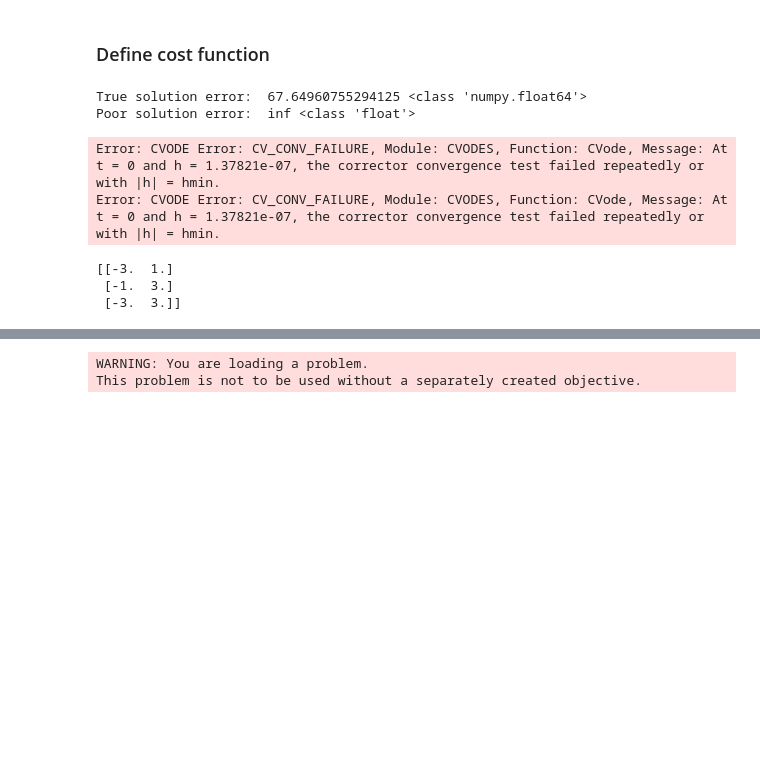
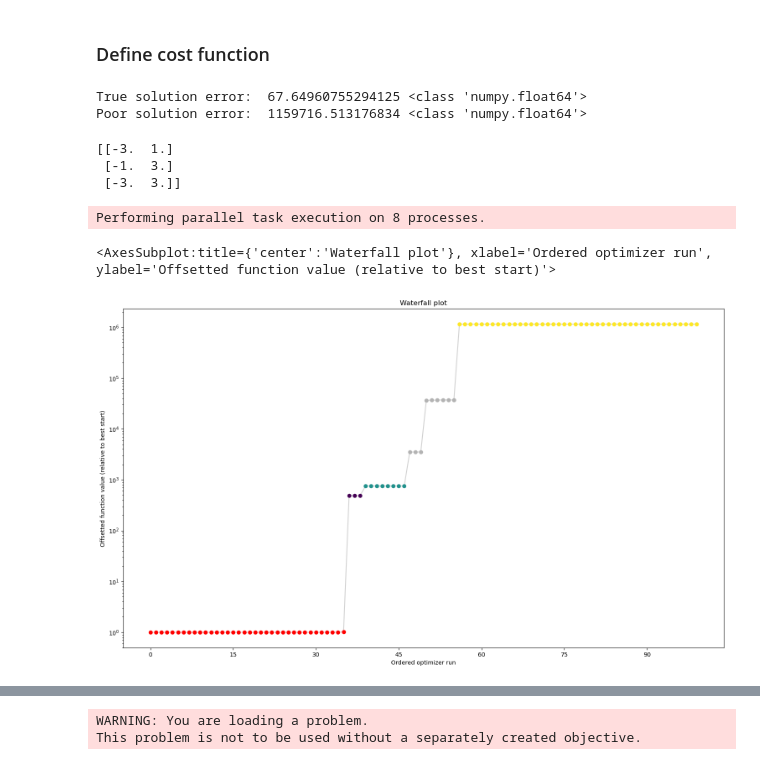
Before and after one commit to LarkinIt/ModelCalibrationExamples, a Jupyter notebook: Michaelis-Menten/mm_example.ipynb, the cells around one changed output, grey strips where cells are left out. Drawn from its saved outputs; the diff is of its cells as text; code cells hidden in the pictures; blank space fills up the shorter version.

```diff
--- a/Michaelis-Menten/mm_example.ipynb
+++ b/Michaelis-Menten/mm_example.ipynb
@@ -183,12 +183,10 @@ def cost_fun(params):
 # sanity check should be less than poor solution error
 print("True solution error: ", cost_fun(TRUE_VALS), type(cost_fun(TRUE_VALS)))
 
-print("Poor solution error: ", cost_fun([10,1000,10]), type(cost_fun([10,1000,10])))
+print("Poor solution error: ", cost_fun([10,10,10]), type(cost_fun([10,10,10])))
 # %% [output]
 True solution error:  67.64960755294125 <class 'numpy.float64'>
-Poor solution error:  inf <class 'float'>
+Poor solution error:  1159716.513176834 <class 'numpy.float64'>
-Error: CVODE Error: CV_CONV_FAILURE, Module: CVODES, Function: CVode, Message: At t = 0 and h = 1.37821e-07, the corrector convergence test failed repeatedly or with |h| = hmin.
-Error: CVODE Error: CV_CONV_FAILURE, Module: CVODES, Function: CVode, Message: At t = 0 and h = 1.37821e-07, the corrector convergence test failed repeatedly or with |h| = hmin.
 # %%
 error = pypesto.Objective(fun=cost_fun)
 
@@ -207,17 +205,24 @@ problem = pypesto.Problem(
 # %%
 history_options = pypesto.HistoryOptions(trace_record=True)
 optim_nm = optimize.ScipyOptimizer(
-    method='L-BFGS-B',
-    options={'maxiter':int(1e4)}
+    method='Nelder-Mead',
+    options={'maxiter':int(1e3)}
 )
 
 result = optimize.minimize(
     problem=problem,
     optimizer=optim_nm,
-    n_starts=1,
+    n_starts=100,
     filename=None, engine=engine,
     progress_bar=True, history_options=history_options
 )
+# %% [output]
+Performing parallel task execution on 8 processes.
+# %%
+visualize.waterfall(result)
+# %% [output]
+<AxesSubplot:title={'center':'Waterfall plot'}, xlabel='Ordered optimizer run', ylabel='Offsetted function value (relative to best start)'>
+[figure, added]
 # %%
 visualize.parameters(result, size=(3,4));
 # %% [output]
```
Also changed, not shown: parts of 18 cells of this notebook.
